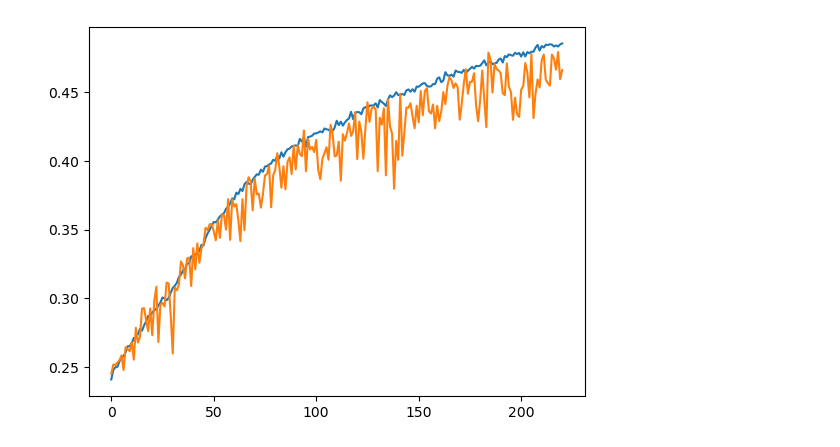
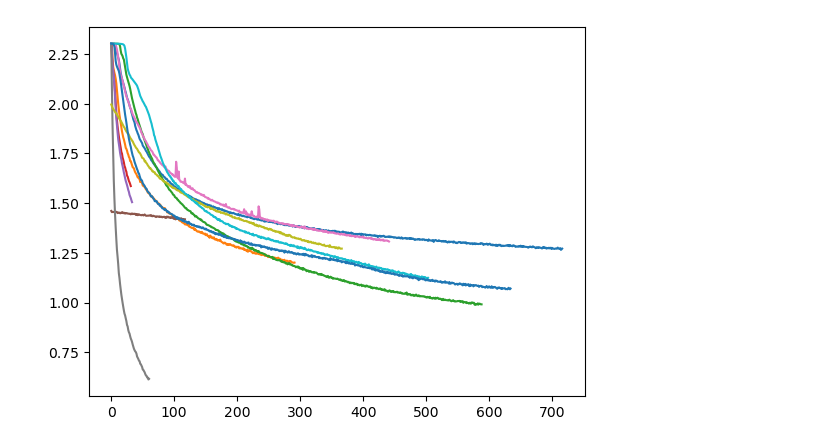
Before and after one commit to fabioseel/receptive-fields, a Jupyter notebook: src/monitor_training.ipynb, the cells around one changed output. Cells and saved outputs as stored; diff of their text form; code cells hidden in the pictures.

```diff
--- a/src/monitor_training.ipynb
+++ b/src/monitor_training.ipynb
@@ -17,6 +12,11 @@ plt.show()
-# %%
-plt.plot(log["train_acc"])
-plt.plot(np.array(log["val_acc"])/100)
-plt.show()
-# %% [output]
-[figure, removed]
+# %%
+all_log_files = find_files_in_folder("../models/bg_transform/logs", ".yaml")
+# %%
+logs = [load_log(f) for f in all_log_files]
+# %%
+for log in logs:
+    plt.plot(log["train_loss"])
+plt.legend([osp.split(model_path)[1] for model_path in all_log_files], loc=(1.04, 0))
+plt.show()
+# %% [output]
+[figure, added]
```
Also changed, not shown: parts of 4 cells of this notebook, 2 other files.
